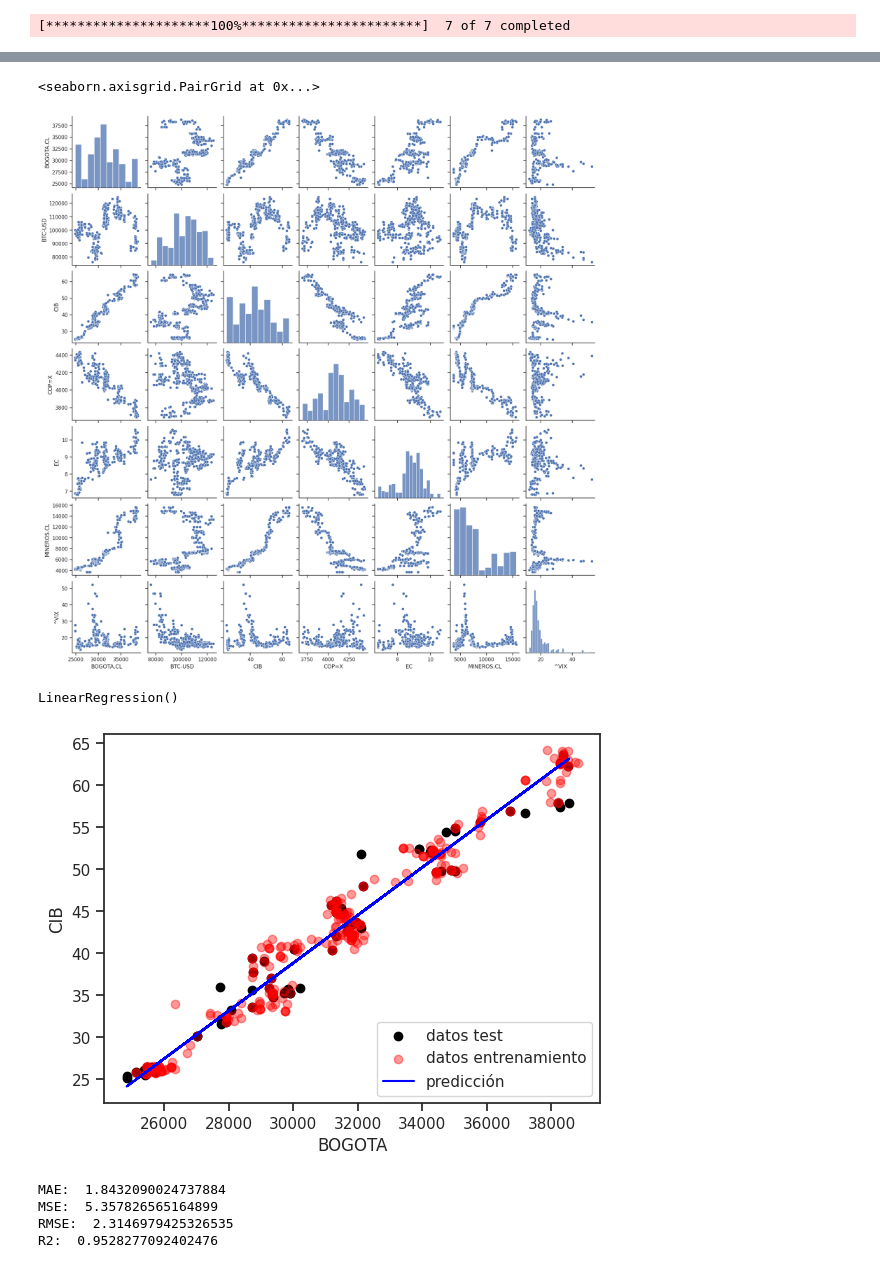
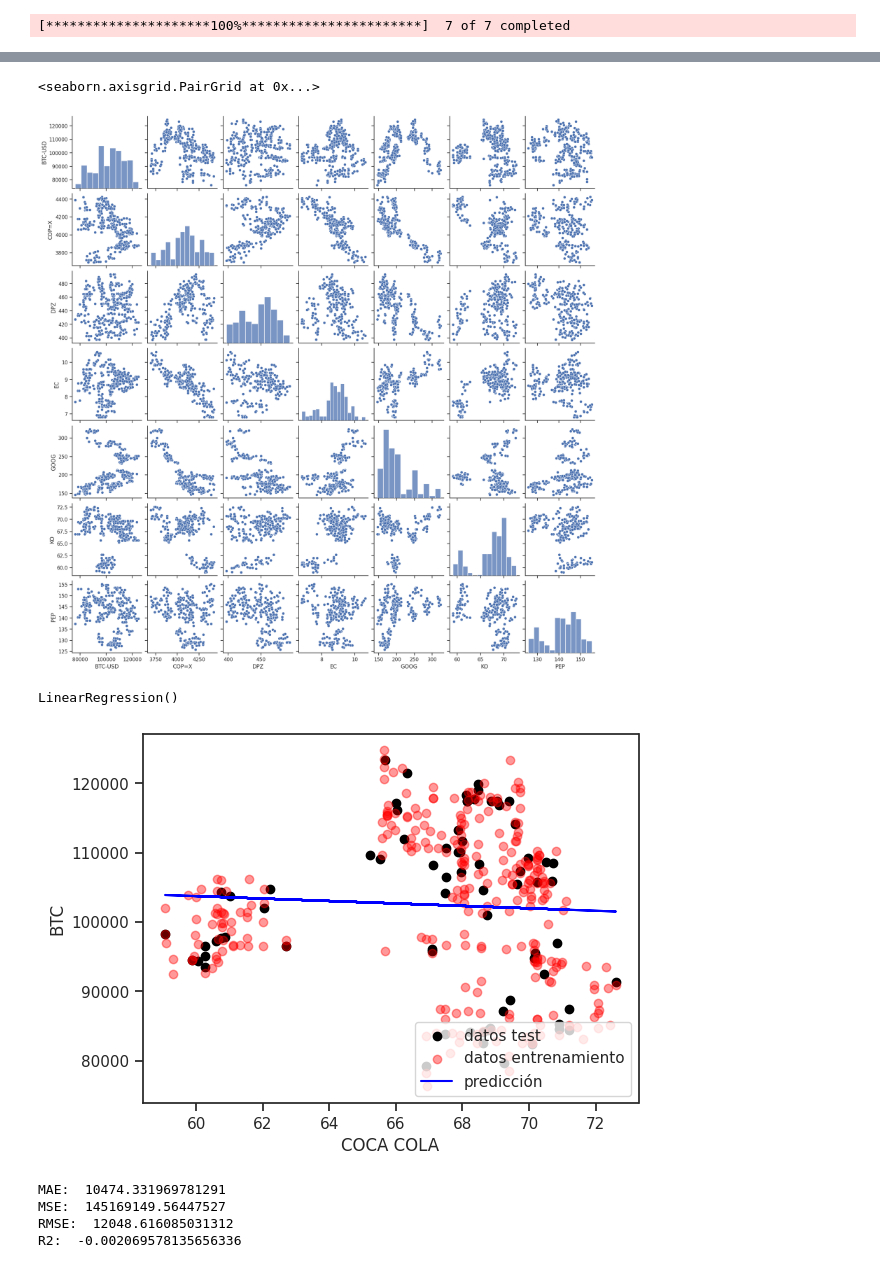
Before and after one commit to estebancardonad/Trabajos_Python_xd, a Jupyter notebook: Reto S10 y 11.ipynb, the cells around one changed output, grey strips where cells are left out. Drawn from its saved outputs; the diff is of its cells as text; code cells hidden in the pictures.

```diff
--- a/Reto S10 y 11.ipynb
+++ b/Reto S10 y 11.ipynb
@@ -29,7 +29,7 @@ Empecemos creando nuestra base de datos usando Yahoo Finance
 # %%
 #Importación y limpeza de datos
 import yfinance as yf
-tickers="EC","CIB", "^VIX", "BOGOTA.CL", "MINEROS.CL","BTC-USD", "COP=X"
+tickers="EC","GOOG", "KO", "PEP", "DPZ","BTC-USD", "COP=X"
 data=yf.download(tickers=tickers,period="1y", interval="1d",
                  auto_adjust=True, prepost=True)[["Close", "Volume"]].fillna(method='bfill').dropna()
 # %% [output]
@@ -79,11 +79,11 @@ dtype: int64
 import pandas as pd
 #Crear la nueva variable
 
-volume_Mineros = data['Volume']['MINEROS.CL']
+volume_CocaCola = data['Volume']['KO']
 
 # Calcular cuartiles y crear la columna
 labels = ['bajo', 'medio', 'alto', 'muy_alto']
-data['Volume', 'catvolumeMINEROS.CL'] = pd.qcut(volume_Mineros, q=4, labels=labels, duplicates='drop')
+data['Volume', 'catvolumeKO'] = pd.qcut(volume_CocaCola, q=4, labels=labels, duplicates='drop')
 # %%
 #Validar nueva columna Catvolumexxxx
 data
@@ -273,17 +273,17 @@ from sklearn.metrics import r2_score, mean_squared_error
 
 # Calcular media móvil de 3 periodos
 # Asigna la nueva columna usando un MultiIndex para que se integre correctamente
-data[('Price', "MINEROS.CLM5")] = data['Close']["MINEROS.CL"].rolling(window=5).mean().shift(1).fillna(data['Close']["MINEROS.CL"].iloc[0:4].mean())
+data[('Price', "KO")] = data['Close']["KO"].rolling(window=5).mean().shift(1).fillna(data['Close']["KO"].iloc[0:4].mean())
 
 # Preparar datos (eliminar NaN de la nueva columna para el cálculo de métricas)
 # Usa el nombre de la columna MultiIndex para subset
-datos_ma5 = data.dropna(subset=[('Price', "MINEROS.CLM5")])
+datos_ma5 = data.dropna(subset=[('Price', "KO")])
 
 # Las 'predicciones' son ahora los valores de la media móvil
-y_pred_ma = datos_ma5[('Price', "MINEROS.CLM5")].values
+y_pred_ma = datos_ma5[('Price', "KO")].values
 
-# Alinear los valores originales de 'MINEROS.CL' con la longitud de los datos de la media móvil
-y_original_aligned = datos_ma5['Close']['MINEROS.CL'].values
+# Alinear los valores originales de 'KO' con la longitud de los datos de la media móvil
+y_original_aligned = datos_ma5['Close']['KO'].values
 
 # Parámetros y métricas
 # En este enfoque de media móvil directa, no hay 'pendiente' ni 'intercepto' de un modelo de regresión
@@ -352,15 +352,15 @@ sns.set(style="ticks")
 sns.pairplot(data["Close"])
 # %% [output]
 <seaborn.axisgrid.PairGrid at 0x...>
-[figure, old version]
+[figure, new version]
 # %%
 ###10. Realice una regresión lineal de la criptomoneda en función de otro de los activos y calcule el ajuste del modelo.
 
-# Escogemos nuestra variable predictora como BOGOTA.CL:
-X=data["Close"]['BOGOTA.CL'].values.reshape(-1,1)
+# Escogemos nuestra variable predictora como Coca Cola:
+X=data["Close"]['KO'].values.reshape(-1,1)
 
 # Escogemos nuestra variable objetivo  CIB:
-y=data["Close"]['CIB'].values.reshape(-1,1)
+y=data["Close"]['BTC-USD'].values.reshape(-1,1)
 # %%
 from sklearn.model_selection import train_test_split
 from sklearn.linear_model import LinearRegression
@@ -379,19 +379,19 @@ y_pred = linear.predict(X_test)
 # %%
 plt.scatter(X_test, y_test,  color='black',label=r'datos test')
 plt.scatter(X_train, y_train,  color='red',alpha=0.4,label=r'datos entrenamiento')
 plt.plot(X_test, y_pred, color='blue',label=r'predicción')
 plt.legend(loc='lower right')
-plt.xlabel(r'BOGOTA')
-plt.ylabel(r'CIB')
+plt.xlabel(r'COCA COLA')
+plt.ylabel(r'BTC')
 plt.show()
 
 print('MAE: ', metrics.mean_absolute_error(y_test, y_pred))
 print('MSE: ', metrics.mean_squared_error(y_test, y_pred))
 print('RMSE: ', np.sqrt(metrics.mean_squared_error(y_test, y_pred)))
 print('R2: ', metrics.r2_score(y_test, y_pred))
 # %% [output]
-[figure, old version]
+[figure, new version]
-MAE:  1.8432090024737884
-MSE:  5.357826565164899
-RMSE:  2.3146979425326535
-R2:  0.9528277092402476
+MAE:  10474.331969781291
+MSE:  145169149.56447527
+RMSE:  12048.616085031312
+R2:  -0.002069578135656336
```
Also changed, not shown: parts of 19 cells of this notebook.
